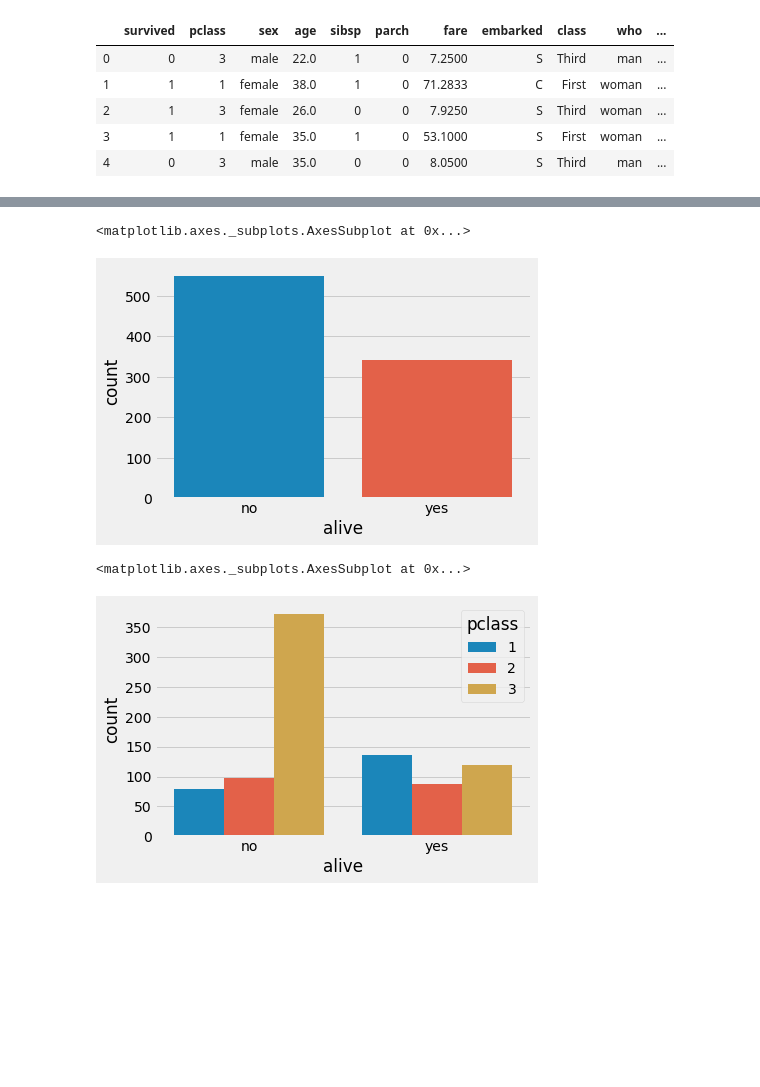
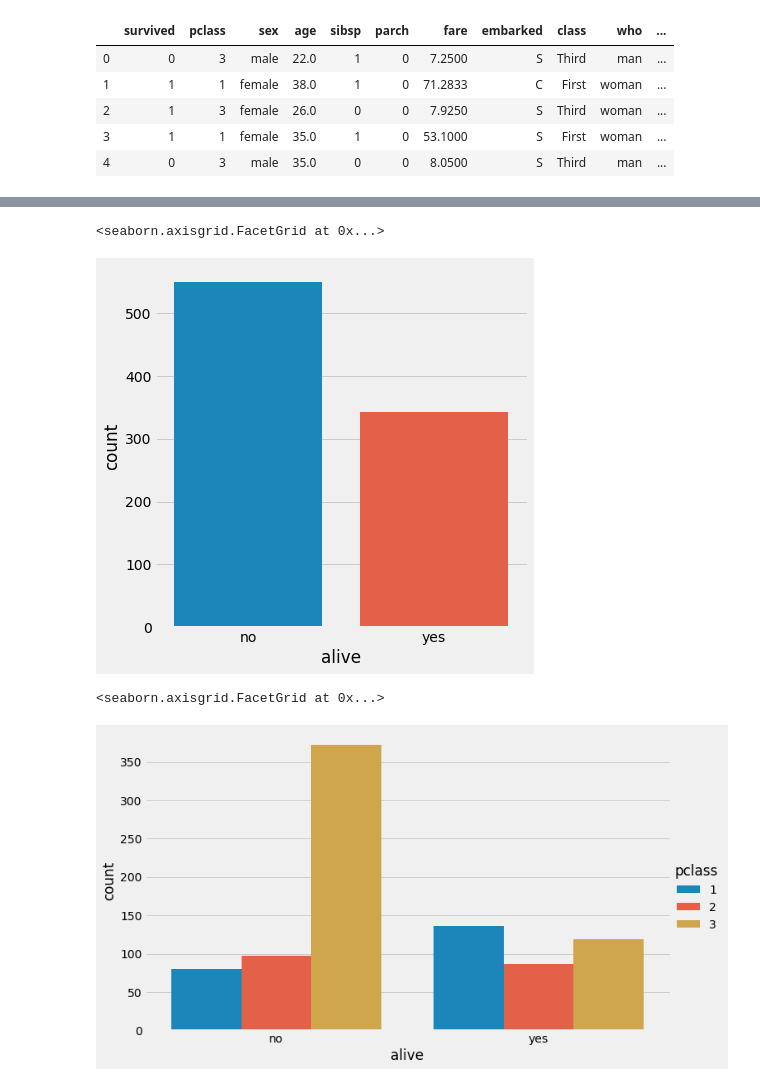
Before and after one commit to wasifekbal/seaborn, a Jupyter notebook: Seaborn-assignment-1.ipynb, the cells around one changed output, grey strips where cells are left out. Drawn from its saved outputs; the diff is of its cells as text; code cells hidden in the pictures; blank space fills up the shorter version.

```diff
--- a/Seaborn-assignment-1.ipynb
+++ b/Seaborn-assignment-1.ipynb
@@ -40,17 +41,17 @@ sns.violinplot(y='age',x='pclass',hue='sex',data=data,split=True)
 # %%
 # Problem 4 : Plot the count of Survivors and Non-Survivors
 # %%
-sns.countplot(x='alive',data=data)
+sns.catplot(x='alive',kind='count',height=6,data=data)
 # %% [output]
-<matplotlib.axes._subplots.AxesSubplot at 0x...>
+<seaborn.axisgrid.FacetGrid at 0x...>
-[figure, old version]
+[figure, new version]
 # %%
 # Problem 5: Plot the count of survivors as well as non-survivors on the basis of Pclass
 # %%
-sns.countplot(x='alive',hue='pclass',data=data)
+sns.catplot(x='alive',hue='pclass',kind='count',height=6,aspect=1.6,data=data)
 # %% [output]
-<matplotlib.axes._subplots.AxesSubplot at 0x...>
+<seaborn.axisgrid.FacetGrid at 0x...>
-[figure, old version]
+[figure, new version]
 # %%
 # Problem 6: Plot a scatterplot between age and fare column on the basis of both Pclass and Sex column
 # %%
```
Also changed, not shown: parts of 5 cells of this notebook.
